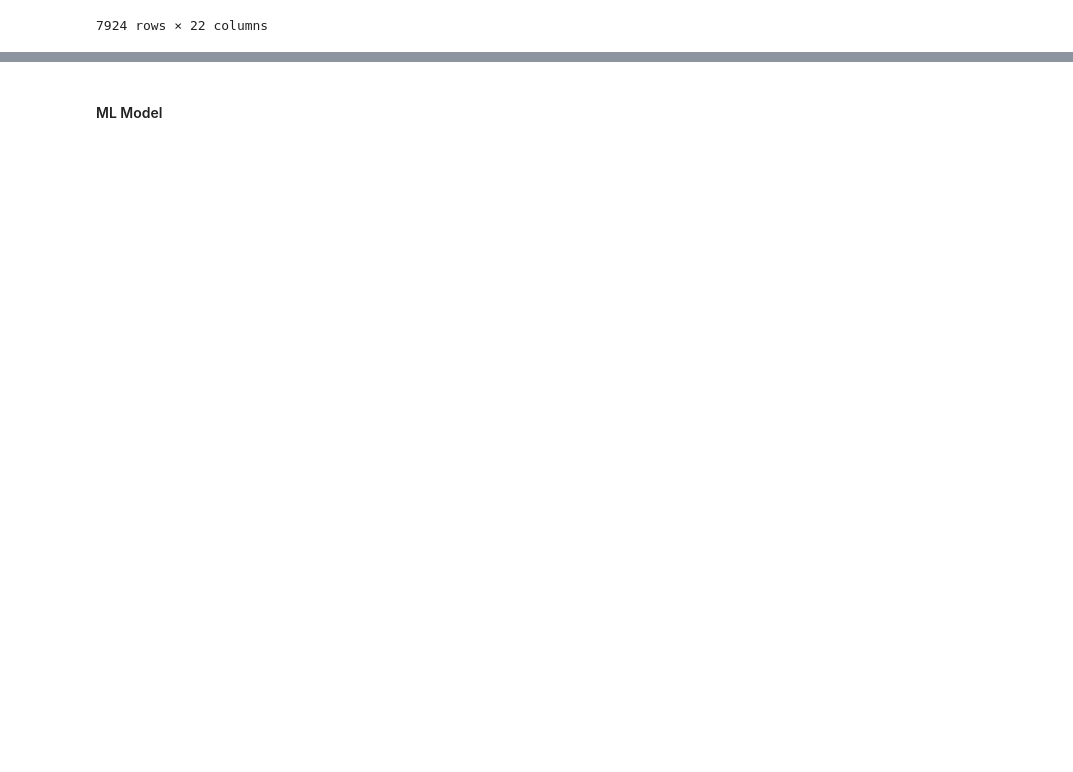
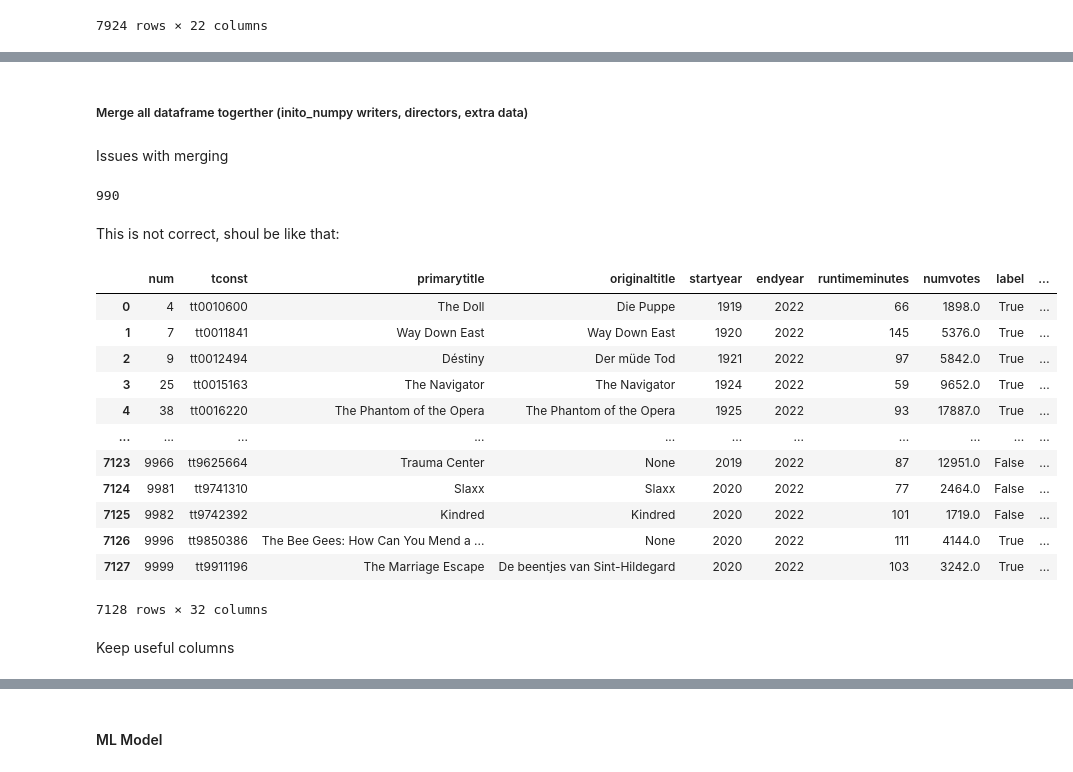
Before and after one commit to paula-sorolla/BigData-IMDb, a Jupyter notebook: Nontas_upload_preprocessing.ipynb, the cells around one changed output, grey strips where cells are left out. Saved outputs shown, nothing was run; the diff lists cells and outputs as text; code cells hidden in the pictures; blank space fills up the shorter version.

```diff
--- a/Nontas_upload_preprocessing.ipynb
+++ b/Nontas_upload_preprocessing.ipynb
@@ -294,0 +278,3 @@ pandas_train
+# %%
+#They are few, so we can drop them
+train_df=train_df.where(train_df.runtimeminutes != '\\N')
@@ -325,2 +327,3 @@ Find solution for this!
 # %%
-moredata_df=spark.createDataFrame(con.execute("SELECT * FROM additional_data").fetchdf())
+moredata_df=spark.createDataFrame(con.execute("SELECT * FROM additional_data").fetchdf().where(pd.notnull(con.execute("SELECT * FROM additional_data").fetchdf()),
+                                                                                  None))
@@ -330,0 +380,37 @@ output = df1.join(df2,['EMP_CODE'],how='inner').distinct()
+# %% [markdown]
+##### Merge all dataframe togerther (inito_numpy writers, directors, extra data)
+# %% [markdown]
+Issues with merging
+# %%
+from pyspark.sql.functions import monotonically_increasing_id
+train_df = train_df.withColumn("tconst",monotonically_increasing_id() )
+#customers_df.show()
+moredata_df = moredata_df.withColumn( "imdb_id", monotonically_increasing_id() )
+#orders_df.show()
+horiztnlcombined_data = train_df.join(moredata_df, train_df.tconst == moredata_df.imdb_id, 'inner')
+horiztnlcombined_data.count()
+# %% [output]
+990
+# %% [markdown]
+This is not correct, shoul be like that:
+# %%
+train_pd = train_df.toPandas()
+writers_pd = writers_df.toPandas()
+directors_pd = directors_df.toPandas()
+more_pd = moredata_df.toPandas()
+# %%
+train_pd.merge(more_pd, left_on = 'tconst', right_on = 'imdb_id', how = 'inner')
+# %% [output]
+|  | num | tconst | primarytitle | originaltitle | startyear | endyear | runtimeminutes | numvotes | label | ... |
+| 0 | 4 | tt0010600 | The Doll | Die Puppe | 1919 | 2022 | 66 | 1898.0 | True | ... |
+| 1 | 7 | tt0011841 | Way Down East | Way Down East | 1920 | 2022 | 145 | 5376.0 | True | ... |
+| 2 | 9 | tt0012494 | Déstiny | Der müde Tod | 1921 | 2022 | 97 | 5842.0 | True | ... |
+| 3 | 25 | tt0015163 | The Navigator | The Navigator | 1924 | 2022 | 59 | 9652.0 | True | ... |
+| 4 | 38 | tt0016220 | The Phantom of the Opera | The Phantom of the Opera | 1925 | 2022 | 93 | 17887.0 | True | ... |
+| ... | ... | ... | ... | ... | ... | ... | ... | ... | ... | ... |
+| 7123 | 9966 | tt9625664 | Trauma Center | None | 2019 | 2022 | 87 | 12951.0 | False | ... |
+| 7124 | 9981 | tt9741310 | Slaxx | Slaxx | 2020 | 2022 | 77 | 2464.0 | False | ... |
+| 7125 | 9982 | tt9742392 | Kindred | Kindred | 2020 | 2022 | 101 | 1719.0 | False | ... |
+| 7126 | 9996 | tt9850386 | The Bee Gees: How Can You Mend a ... | None | 2020 | 2022 | 111 | 4144.0 | True | ... |
+| 7127 | 9999 | tt9911196 | The Marriage Escape | De beentjes van Sint-Hildegard | 2020 | 2022 | 103 | 3242.0 | True | ... |
+7128 rows × 32 columns
@@ -330,0 +432,2 @@ output = df1.join(df2,['EMP_CODE'],how='inner').distinct()
+# %% [markdown]
+Keep useful columns
```
Also changed, not shown: parts of 53 cells of this notebook.
